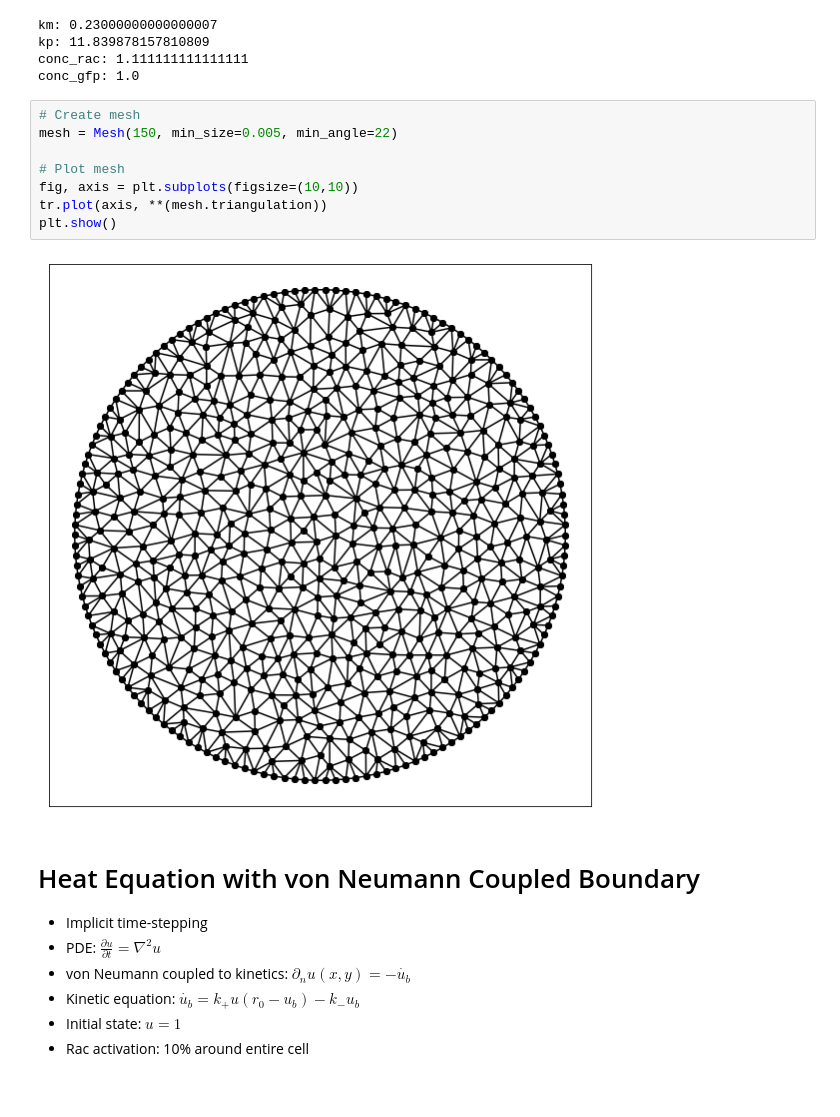
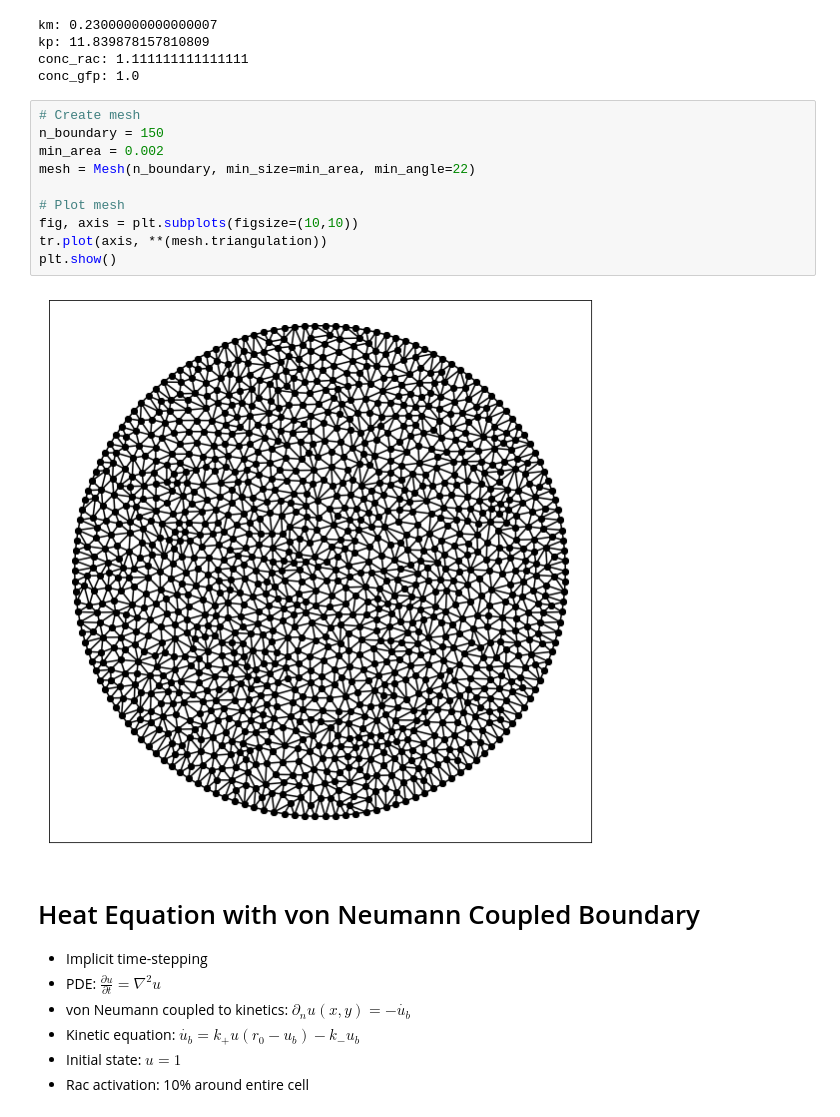
Before and after one commit to JamieJQuinn/gfp-simulator-9000, a Jupyter notebook: Kinetic Boundaries.ipynb, the cells around one changed output. Drawn from its saved outputs; the diff is of its cells as text.

```diff
--- a/Kinetic Boundaries.ipynb
+++ b/Kinetic Boundaries.ipynb
@@ -21,14 +24,16 @@ conc_rac: 1.111111111111111
 conc_gfp: 1.0
 # %%
 # Create mesh
-mesh = Mesh(150, min_size=0.005, min_angle=22)
+n_boundary = 150
+min_area = 0.002
+mesh = Mesh(n_boundary, min_size=min_area, min_angle=22)
 
 # Plot mesh
 fig, axis = plt.subplots(figsize=(10,10))
 tr.plot(axis, **(mesh.triangulation))
 plt.show()
 # %% [output]
-[figure, old version]
+[figure, new version]
 # %% [markdown]
 # Heat Equation with von Neumann Coupled Boundary
 
```
Also changed, not shown: parts of 7 cells of this notebook, 2 other files.
